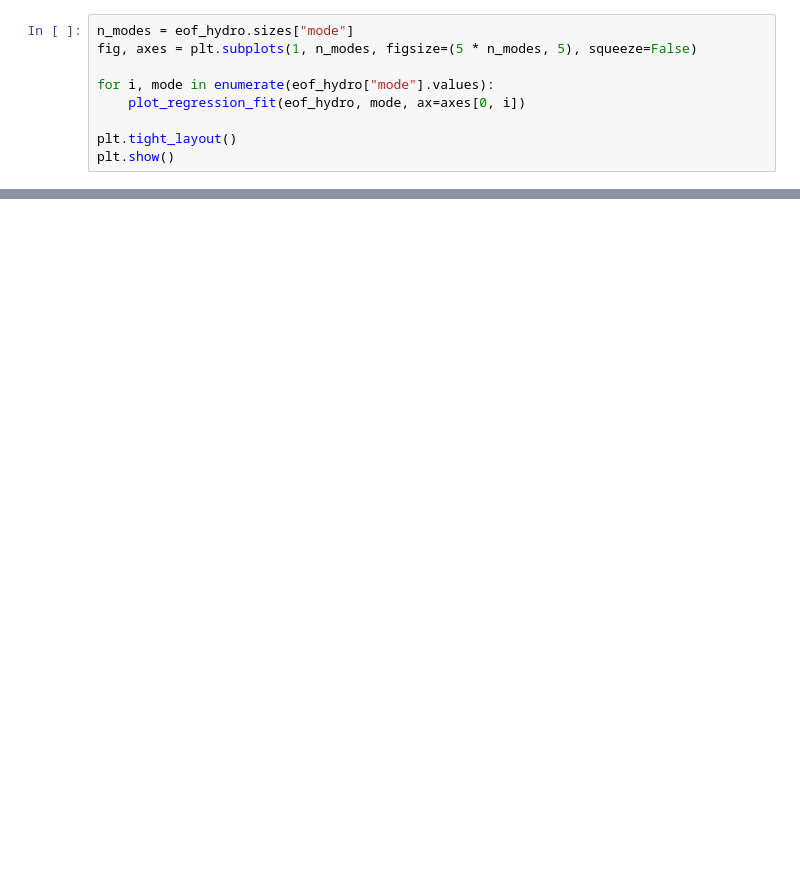
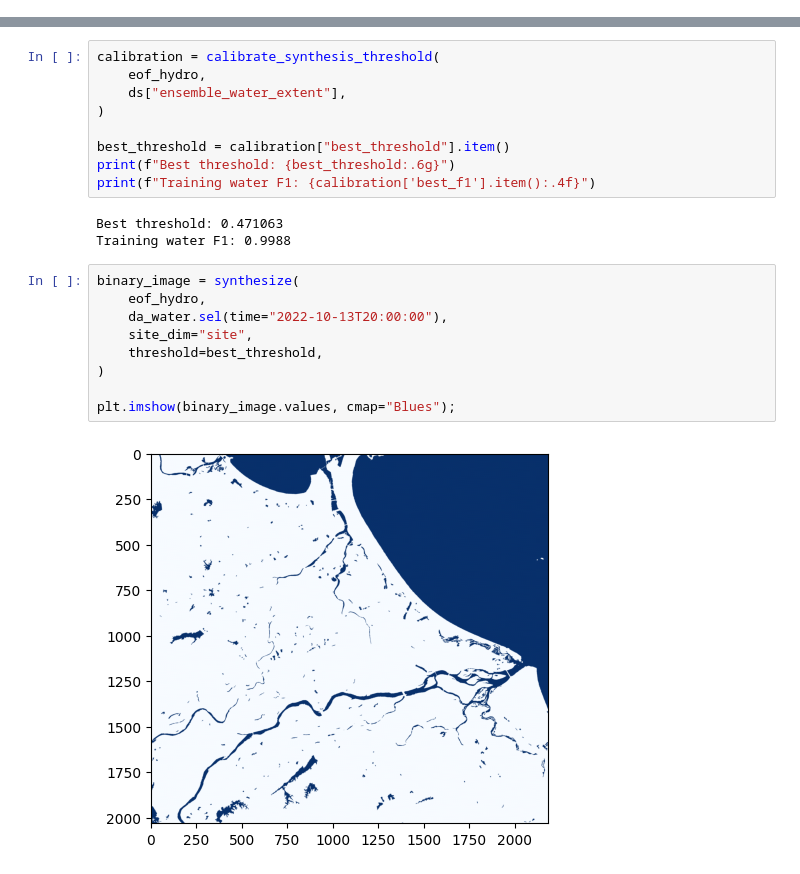
Before and after one commit to Deltares-research/EO-Flood-Ops, a Jupyter notebook: notebooks/06_test_fier.ipynb, the cells around one changed output, grey strips where cells are left out. Drawn from its saved outputs; the diff is of its cells as text; blank space fills up the shorter version.

```diff
--- a/notebooks/06_test_fier.ipynb
+++ b/notebooks/06_test_fier.ipynb
@@ -992,9 +205,0 @@ plt.show()
-# %%
-n_modes = eof_hydro.sizes["mode"]
-fig, axes = plt.subplots(1, n_modes, figsize=(5 * n_modes, 5), squeeze=False)
-
-for i, mode in enumerate(eof_hydro["mode"].values):
-    plot_regression_fit(eof_hydro, mode, ax=axes[0, i])
-
-plt.tight_layout()
-plt.show()
@@ -1091,0 +206,23 @@ ValueError: dimensions () must have the same length as the number of data dimens
+# %%
+calibration = calibrate_synthesis_threshold(
+    eof_hydro,
+    ds["ensemble_water_extent"],
+)
+
+best_threshold = calibration["best_threshold"].item()
+print(f"Best threshold: {best_threshold:.6g}")
+print(f"Training water F1: {calibration['best_f1'].item():.4f}")
+# %% [output]
+Best threshold: 0.471063
+Training water F1: 0.9988
+# %%
+binary_image = synthesize(
+    eof_hydro,
+    da_water.sel(time="2022-10-13T20:00:00"),
+    site_dim="site",
+    threshold=best_threshold,
+)
+
+plt.imshow(binary_image.values, cmap="Blues");
+# %% [output]
+[figure, added]
```
Also changed, not shown: parts of 46 cells of this notebook, 2 other files.
